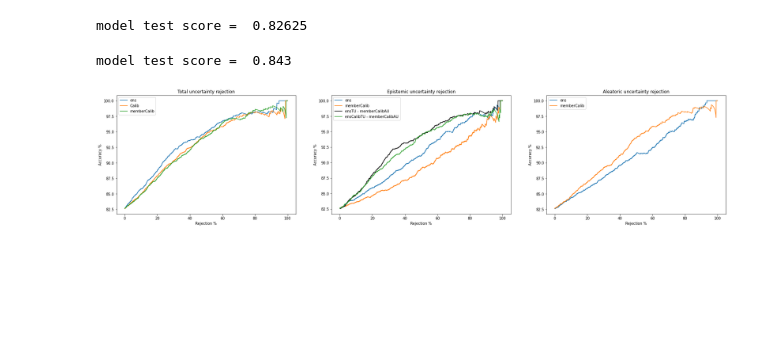
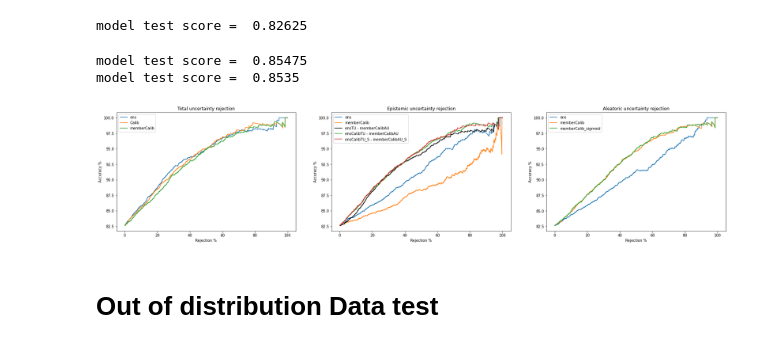
Before and after one commit to mhshaker/Calibration, a Jupyter notebook: Calibration.ipynb, the cells around one changed output. Drawn from its saved outputs; the diff is of its cells as text; code cells hidden in the pictures; blank space fills up the shorter version.

Commit message:
test for change of calib method. very small change recorded

```diff
--- a/Calibration.ipynb
+++ b/Calibration.ipynb
@@ -34,17 +34,26 @@ total_uncertainty, epistemic_uncertainty, aleatoric_uncertainty = unc.model_unce
 from sklearn.calibration import CalibratedClassifierCV, CalibrationDisplay
 
 model_calib = CalibratedClassifierCV(model, cv=5, method="isotonic")
-model_calib.fit(X_valid, y_valid)
+model_calib_sigmoid = CalibratedClassifierCV(model, cv=5, method="sigmoid")
+
+model_calib.fit(X_train, y_train)
 print("model test score = ", model_calib.score(X_test, y_test))
+model_calib_sigmoid.fit(X_train, y_train)
+print("model test score = ", model_calib_sigmoid.score(X_test, y_test))
 
 total_uncertainty_calib = unc.calib_ens_total_uncertainty(model_calib, X_test)
+total_uncertainty_calib_sigmoid = unc.calib_ens_total_uncertainty(model_calib_sigmoid, X_test)
 # %% [output]
-model test score =  0.843
+model test score =  0.85475
+model test score =  0.8535
 # %%
 total_uncertainty_mcalib, epistemic_uncertainty_mcalib, aleatoric_uncertainty_mcalib = unc.calib_ens_member_uncertainty(model, X_test, X_train, y_train, X_valid, y_valid)
+total_uncertainty_mcalib_sigmoid, epistemic_uncertainty_mcalib_sigmoid, aleatoric_uncertainty_mcalib_sigmoid = unc.calib_ens_member_uncertainty(model, X_test, X_train, y_train, X_valid, y_valid, calib_method="sigmoid")
 # %%
 epistemic_uncertainty_mcalib2 = total_uncertainty - aleatoric_uncertainty_mcalib
 epistemic_uncertainty_mcalib3 = total_uncertainty_calib - aleatoric_uncertainty_mcalib
+
+epistemic_uncertainty_mcalib3_sigmoid = total_uncertainty_calib_sigmoid - aleatoric_uncertainty_mcalib_sigmoid
 # %%
 fig, axs = plt.subplots(1,3)
 fig.set_figheight(3*2)
@@ -57,31 +66,37 @@ axs[0].plot(steps, avg_acc*100, label='ens')
 axs[0].plot(steps, avg_acc_c*100, label='Calib')
 axs[0].plot(steps, avg_acc_mc*100, label='memberCalib')
 axs[0].legend()
 axs[0].set_title("Total uncertainty rejection")
 
 avg_acc, avg_min, avg_max, avg_random ,steps = uncM.accuracy_rejection2(predictions.reshape((1,-1)), y_test.reshape((1,-1)), epistemic_uncertainty.reshape((1,-1)))
 avg_acc_mc, avg_min, avg_max, avg_random ,steps = uncM.accuracy_rejection2(predictions.reshape((1,-1)), y_test.reshape((1,-1)), epistemic_uncertainty_mcalib.reshape((1,-1)))
 avg_acc_mc2, avg_min, avg_max, avg_random ,steps = uncM.accuracy_rejection2(predictions.reshape((1,-1)), y_test.reshape((1,-1)), epistemic_uncertainty_mcalib2.reshape((1,-1)))
 avg_acc_mc3, avg_min, avg_max, avg_random ,steps = uncM.accuracy_rejection2(predictions.reshape((1,-1)), y_test.reshape((1,-1)), epistemic_uncertainty_mcalib3.reshape((1,-1)))
+avg_acc_mc3s, avg_min, avg_max, avg_random ,steps = uncM.accuracy_rejection2(predictions.reshape((1,-1)), y_test.reshape((1,-1)), epistemic_uncertainty_mcalib3_sigmoid.reshape((1,-1)))
 
 axs[1].plot(steps, avg_acc*100,label='ens')
 axs[1].plot(steps, avg_acc_mc*100, label='memberCalib')
 axs[1].plot(steps, avg_acc_mc2*100, label='ensTU - memberCalibAU', color="black")
 axs[1].plot(steps, avg_acc_mc3*100, label='ensCalibTU - memberCalibAU')
+axs[1].plot(steps, avg_acc_mc3s*100, label='ensCalibTU_S - memberCalibAU_S')
 axs[1].set_title("Epistemic uncertainty rejection")
 axs[1].legend()
 
 avg_acc, avg_min, avg_max, avg_random ,steps = uncM.accuracy_rejection2(predictions.reshape((1,-1)), y_test.reshape((1,-1)), aleatoric_uncertainty.reshape((1,-1)))
 avg_acc_mc, avg_min, avg_max, avg_random ,steps = uncM.accuracy_rejection2(predictions.reshape((1,-1)), y_test.reshape((1,-1)), aleatoric_uncertainty_mcalib.reshape((1,-1)))
+avg_acc_mcs, avg_min, avg_max, avg_random ,steps = uncM.accuracy_rejection2(predictions.reshape((1,-1)), y_test.reshape((1,-1)), aleatoric_uncertainty_mcalib_sigmoid.reshape((1,-1)))
 
 axs[2].plot(steps, avg_acc*100, label='ens')
 axs[2].plot(steps, avg_acc_mc*100, label='memberCalib')
+axs[2].plot(steps, avg_acc_mcs*100, label='memberCalib_sigmoid')
 axs[2].set_title("Aleatoric uncertainty rejection")
 axs[2].legend()
 
 for i in range(3):
     axs[i].set(xlabel="Rejection %", ylabel="Accuracy %")
 
 fig.show()
 # %% [output]
-[figure, old version]
+[figure, new version]
+# %% [markdown]
+# Out of distribution Data test
```
